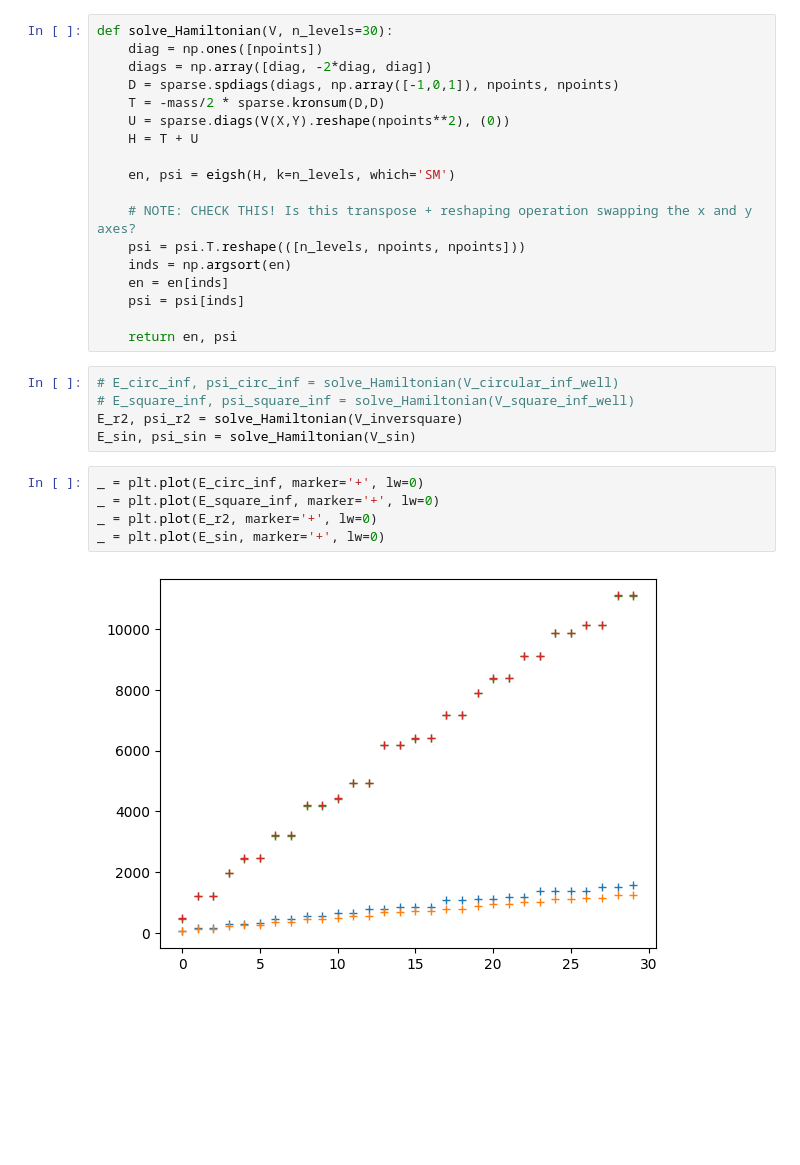
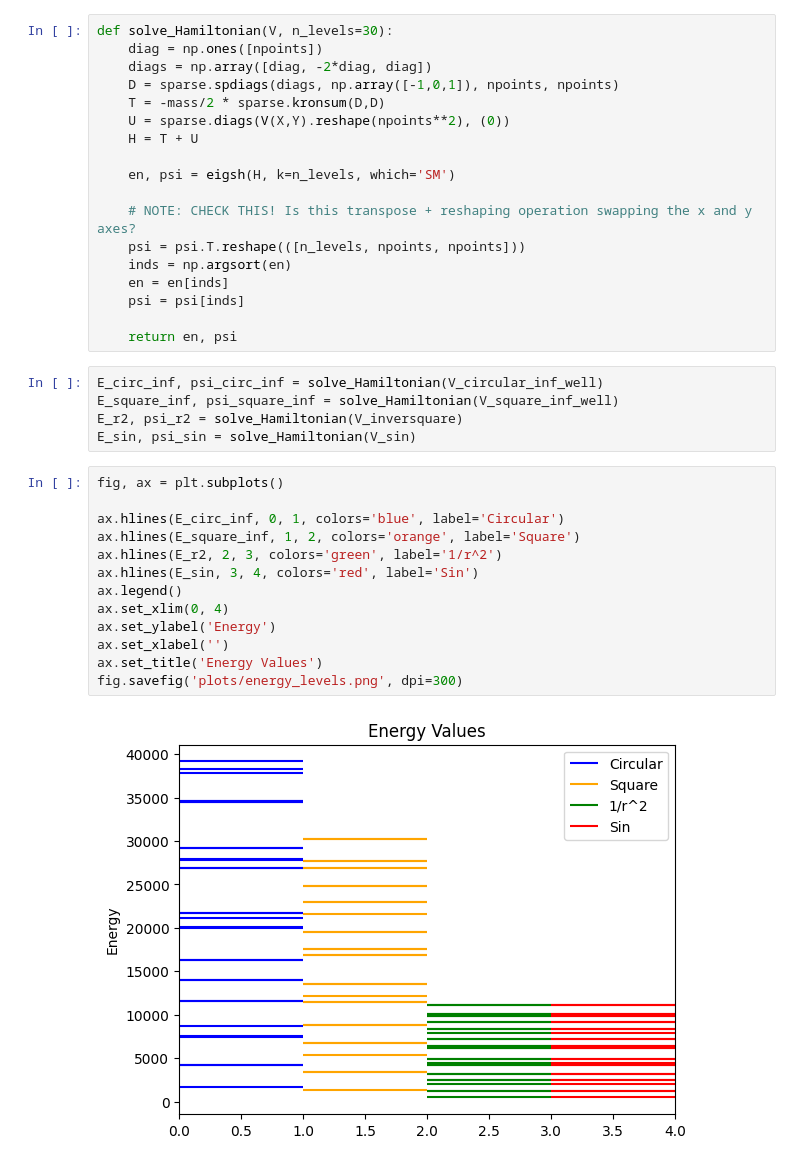
Before and after one commit to Nathan-Gershengorn/CnuB-optics, a Jupyter notebook: MH_solution_2d.ipynb, the cells around one changed output. Drawn from its saved outputs; the diff is of its cells as text; blank space fills up the shorter version.

```diff
--- a/MH_solution_2d.ipynb
+++ b/MH_solution_2d.ipynb
@@ -49,17 +49,25 @@ def solve_Hamiltonian(V, n_levels=30):
 
     return en, psi
 # %%
-# E_circ_inf, psi_circ_inf = solve_Hamiltonian(V_circular_inf_well)
-# E_square_inf, psi_square_inf = solve_Hamiltonian(V_square_inf_well)
+E_circ_inf, psi_circ_inf = solve_Hamiltonian(V_circular_inf_well)
+E_square_inf, psi_square_inf = solve_Hamiltonian(V_square_inf_well)
 E_r2, psi_r2 = solve_Hamiltonian(V_inversquare)
 E_sin, psi_sin = solve_Hamiltonian(V_sin)
-# %%
-_ = plt.plot(E_circ_inf, marker='+', lw=0)
-_ = plt.plot(E_square_inf, marker='+', lw=0)
-_ = plt.plot(E_r2, marker='+', lw=0)
-_ = plt.plot(E_sin, marker='+', lw=0)
-# %% [output]
-[figure, removed]
+# %%
+fig, ax = plt.subplots()
+
+ax.hlines(E_circ_inf, 0, 1, colors='blue', label='Circular')
+ax.hlines(E_square_inf, 1, 2, colors='orange', label='Square')
+ax.hlines(E_r2, 2, 3, colors='green', label='1/r^2')
+ax.hlines(E_sin, 3, 4, colors='red', label='Sin')
+ax.legend()
+ax.set_xlim(0, 4)
+ax.set_ylabel('Energy')
+ax.set_xlabel('')
+ax.set_title('Energy Values')
+fig.savefig('plots/energy_levels.png', dpi=300)
+# %% [output]
+[figure, added]
 # %%
 import matplotlib.lines as mlines
 
```
Also changed, not shown: parts of 4 cells of this notebook, 8 other files.
